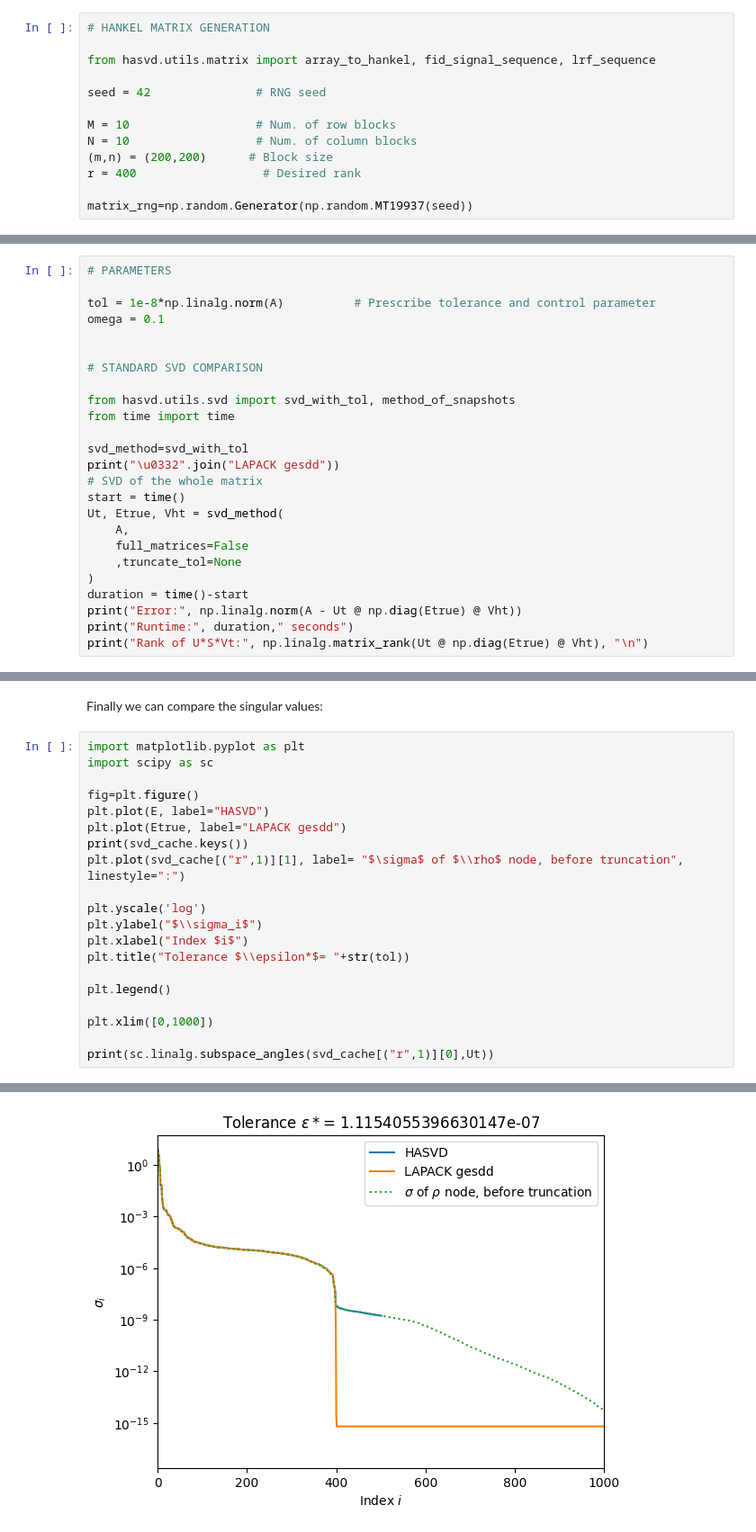
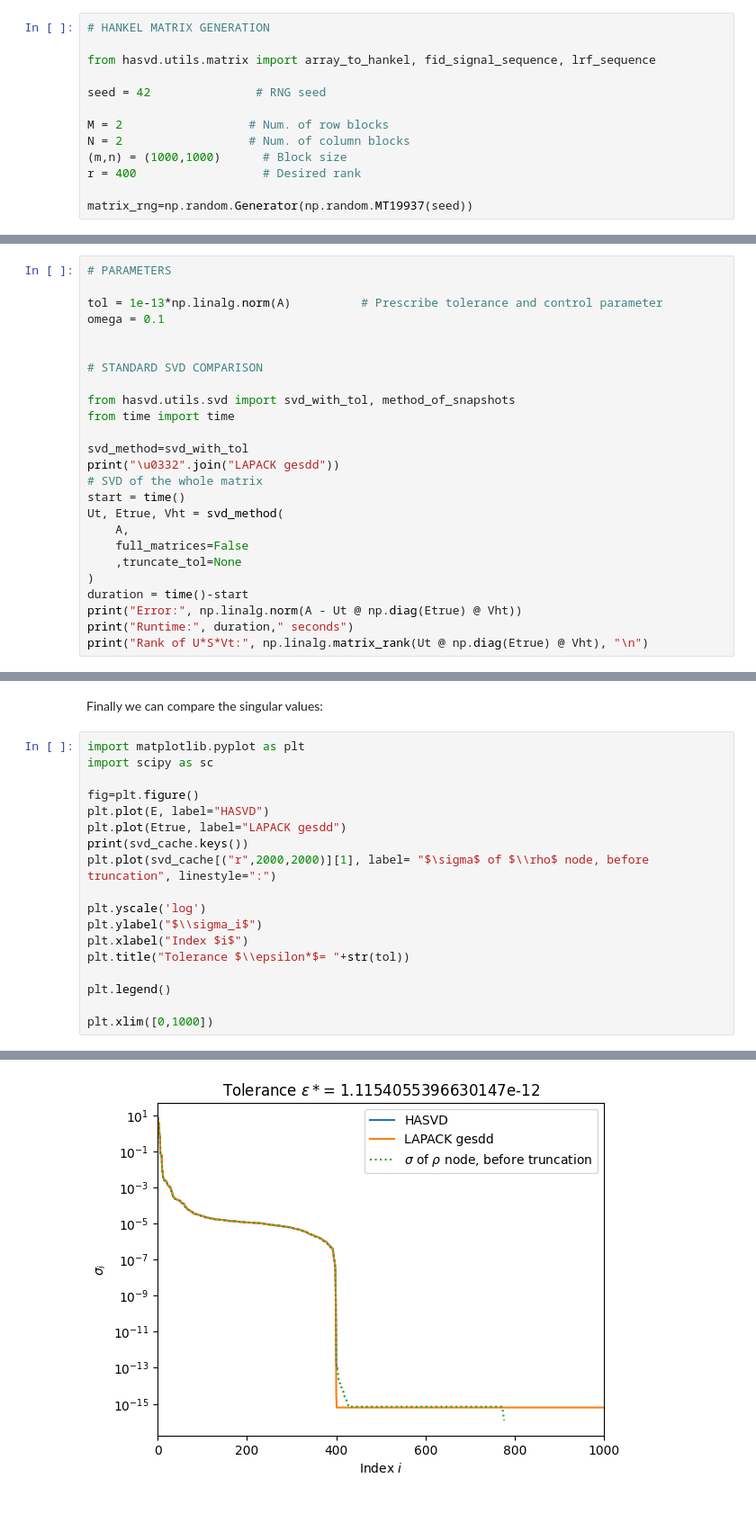
Before and after one commit to metersquared/pyhasvd, a Jupyter notebook: scripts/examples/svd/tlb_example.ipynb, the cells around one changed output, grey strips where cells are left out. Shown: that part at 90% size. Saved outputs shown, nothing was run; the diff lists cells and outputs as text.

Commit message:
merge changes cache

```diff
--- a/scripts/examples/svd/tlb_example.ipynb
+++ b/scripts/examples/svd/tlb_example.ipynb
@@ -165,9 +165,9 @@ from hasvd.utils.matrix import array_to_hankel, fid_signal_sequence, lrf_sequenc
 
 seed = 42               # RNG seed
 
-M = 10                  # Num. of row blocks
-N = 10                  # Num. of column blocks
-(m,n) = (200,200)      # Block size
+M = 2                  # Num. of row blocks
+N = 2                  # Num. of column blocks
+(m,n) = (1000,1000)      # Block size
 r = 400                  # Desired rank
 
 matrix_rng=np.random.Generator(np.random.MT19937(seed))
@@ -199,7 +199,7 @@ We follow the same steps in parameter assignment.
 # %%
 # PARAMETERS
 
-tol = 1e-8*np.linalg.norm(A)          # Prescribe tolerance and control parameter
+tol = 1e-13*np.linalg.norm(A)          # Prescribe tolerance and control parameter
 omega = 0.1
 
 
@@ -321,7 +311,7 @@ fig=plt.figure()
 plt.plot(E, label="HASVD")
 plt.plot(Etrue, label="LAPACK gesdd")
 print(svd_cache.keys())
-plt.plot(svd_cache[("r",1)][1], label= "$\sigma$ of $\\rho$ node, before truncation", linestyle=":")
+plt.plot(svd_cache[("r",2000,2000)][1], label= "$\sigma$ of $\\rho$ node, before truncation", linestyle=":")
 
 plt.yscale('log')
 plt.ylabel("$\\sigma_i$")
@@ -331,6 +321,4 @@ plt.title("Tolerance $\\epsilon*$= "+str(tol))
 plt.legend()
 
 plt.xlim([0,1000])
-
-print(sc.linalg.subspace_angles(svd_cache[("r",1)][0],Ut))
 # %% [output]
@@ -340 +327 @@ dict_keys([(0, 2), (1, 2), (2, 2), (3, 2), (4, 2), (5, 2), (6, 2), (7, 2), (8, 2
-[figure, old version]
+[figure, new version]
```
Also changed, not shown: parts of 9 cells of this notebook, 1 other file.
